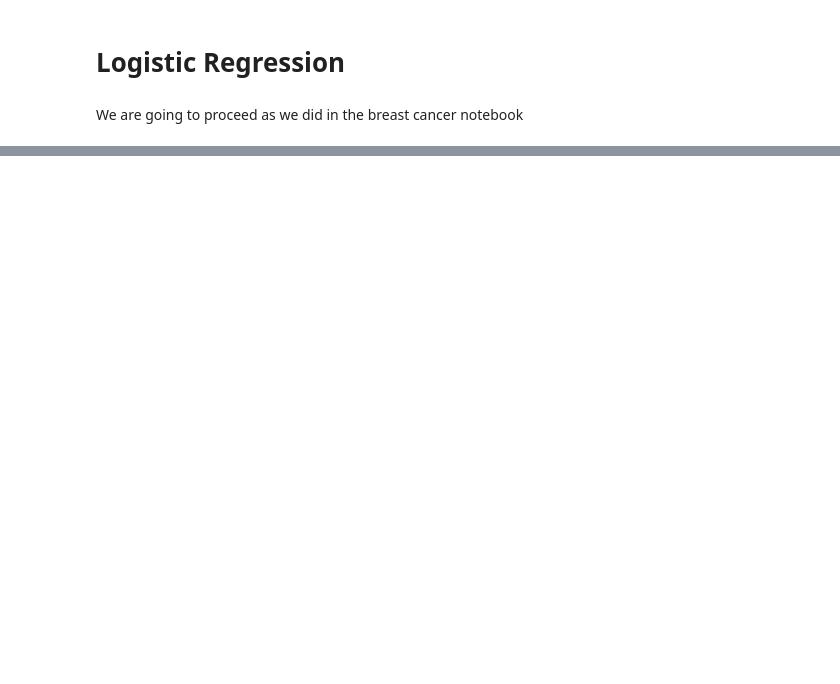
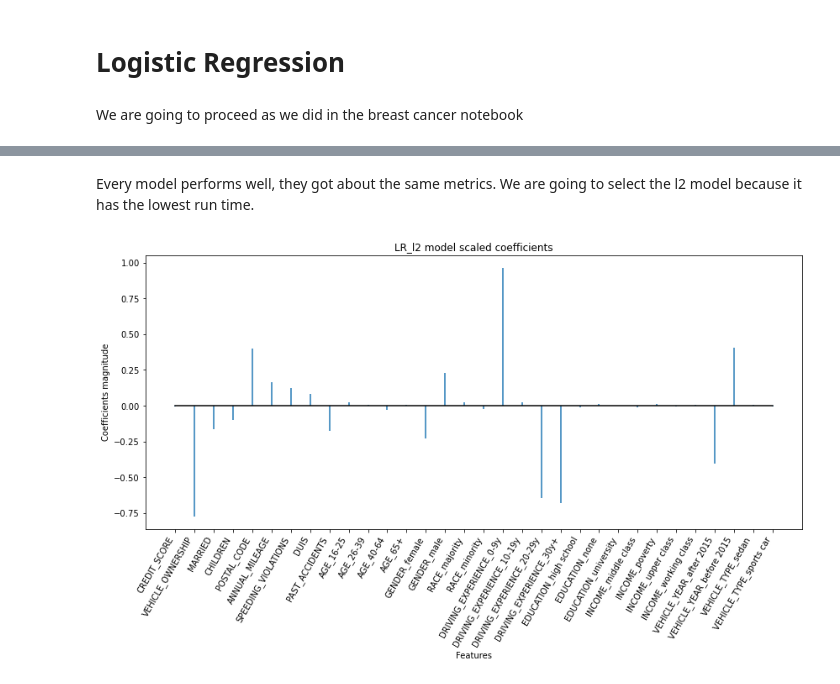
Before and after one commit to mgp165/TFG, a Jupyter notebook: notebooks/models/car_insurances/logistic_regression.ipynb, the cells around one changed output, grey strips where cells are left out. Cells and saved outputs as stored; diff of their text form; code cells hidden in the pictures; blank space fills up the shorter version.

```diff
--- a/notebooks/models/car_insurances/logistic_regression.ipynb
+++ b/notebooks/models/car_insurances/logistic_regression.ipynb
@@ -49,0 +36,7 @@ dump(lr, 'logistic_regression_best.joblib')
+# %%
+lr = LogisticRegression(penalty=None)
+lr_l2 = LogisticRegression()
+lr_l1 = LogisticRegression(penalty='l1', solver='liblinear')
+lr_en1 = LogisticRegression(penalty='elasticnet', solver='saga', l1_ratio=0.25)
+lr_en2 = LogisticRegression(penalty='elasticnet', solver='saga', l1_ratio=0.5 )
+lr_en3 = LogisticRegression(penalty='elasticnet', solver='saga', l1_ratio=0.75)
@@ -49,0 +57,11 @@ dump(lr, 'logistic_regression_best.joblib')
+# %% [markdown]
+Every model performs well, they got about the same metrics. We are going to select the l2 model because it has the lowest run time.
+# %%
+fig, ax = plt.subplots(figsize=(14, 6))
+ax.stem(X_train.columns, lr_l2.coef_.ravel(), markerfmt=' ', basefmt='k-')
+plt.xticks(rotation=60, ha='right')
+ax.set_xlabel('Features')
+ax.set_ylabel('Coefficients magnitude')
+ax.set_title('LR_l2 model scaled coefficients');
+# %% [output]
+[figure, added]
```
Also changed, not shown: parts of 26 cells of this notebook, 1 other file.
